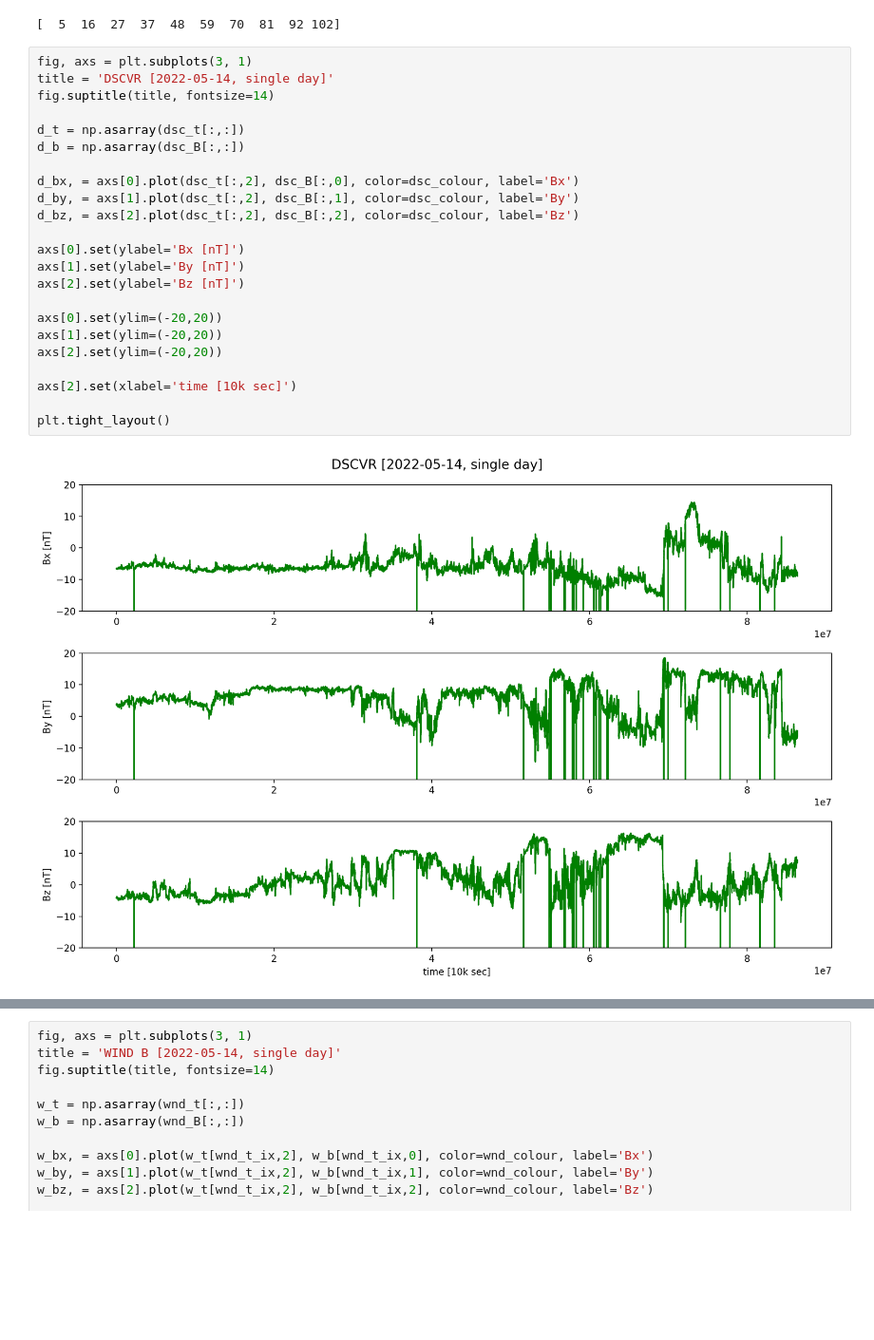
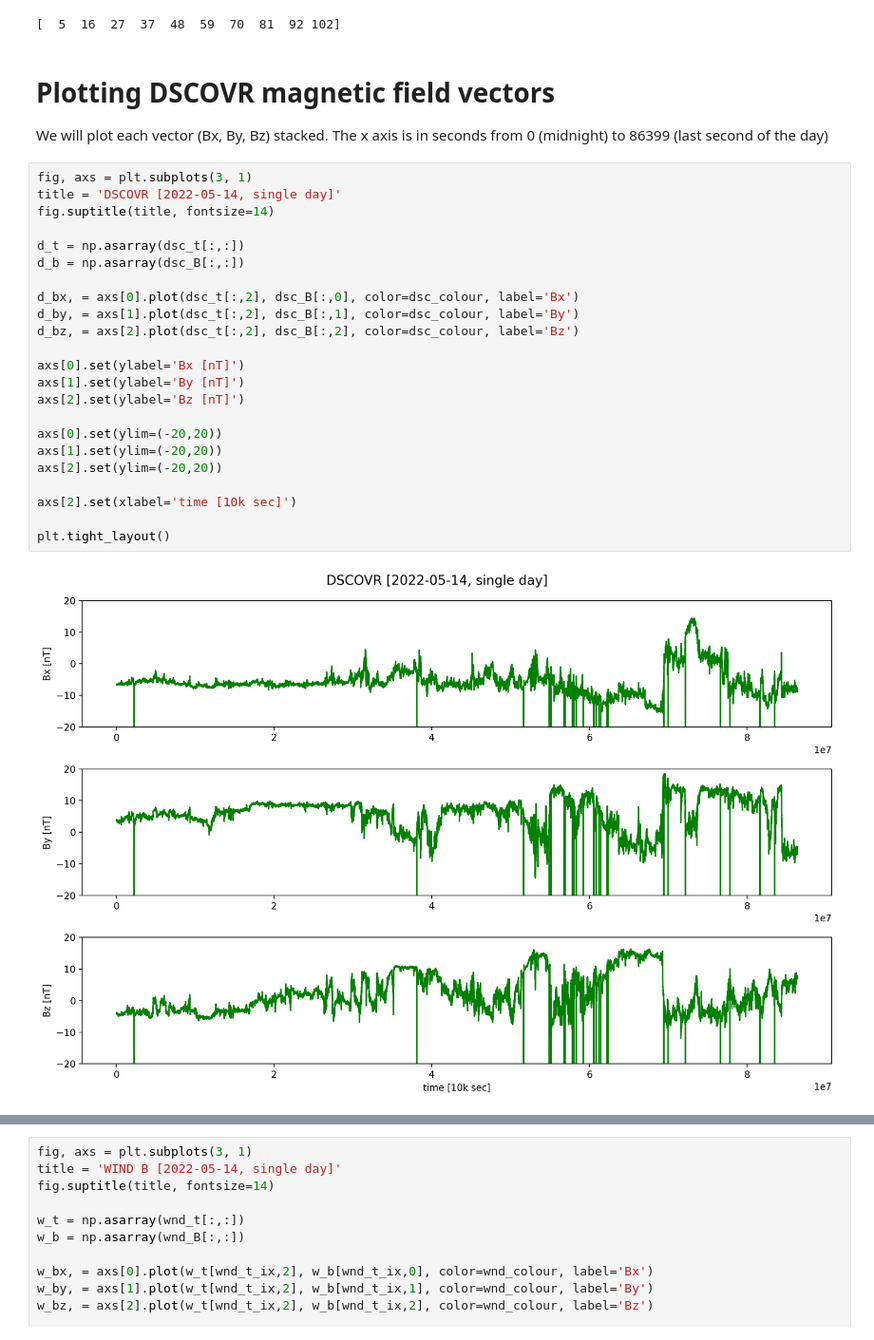
Before and after one commit to ifauh/kamakaniokala, a Jupyter notebook: anomaly-wind.ipynb, the cells around one changed output, grey strips where cells are left out. Shown at 95% size. Cells and saved outputs as stored; diff of their text form; blank space fills up the shorter version.

```diff
--- a/anomaly-wind.ipynb
+++ b/anomaly-wind.ipynb
@@ -63,28 +73,31 @@ wnd_t_ix = np.rint(time_steps * 10.828726851851853 + 5).astype(int)
 print(wnd_t_ix[0:10])
 # %% [output]
 [  5  16  27  37  48  59  70  81  92 102]
+# %% [markdown]
+# Plotting DSCOVR magnetic field vectors
+We will plot each vector (Bx, By, Bz) stacked. The x axis is in seconds from 0 (midnight) to 86399 (last second of the day)
 # %%
 fig, axs = plt.subplots(3, 1)
-title = 'DSCVR [2022-05-14, single day]'
+title = 'DSCOVR [2022-05-14, single day]'
 fig.suptitle(title, fontsize=14)
 
 d_t = np.asarray(dsc_t[:,:])
 d_b = np.asarray(dsc_B[:,:])
 
 d_bx, = axs[0].plot(dsc_t[:,2], dsc_B[:,0], color=dsc_colour, label='Bx')
 d_by, = axs[1].plot(dsc_t[:,2], dsc_B[:,1], color=dsc_colour, label='By')
 d_bz, = axs[2].plot(dsc_t[:,2], dsc_B[:,2], color=dsc_colour, label='Bz')
 
 axs[0].set(ylabel='Bx [nT]')
 axs[1].set(ylabel='By [nT]')
 axs[2].set(ylabel='Bz [nT]')
 
 axs[0].set(ylim=(-20,20))
 axs[1].set(ylim=(-20,20))
 axs[2].set(ylim=(-20,20))
 
 axs[2].set(xlabel='time [10k sec]')
 
 plt.tight_layout()
 # %% [output]
-[figure, old version]
+[figure, new version]
```
Also changed, not shown: parts of 35 cells of this notebook.
